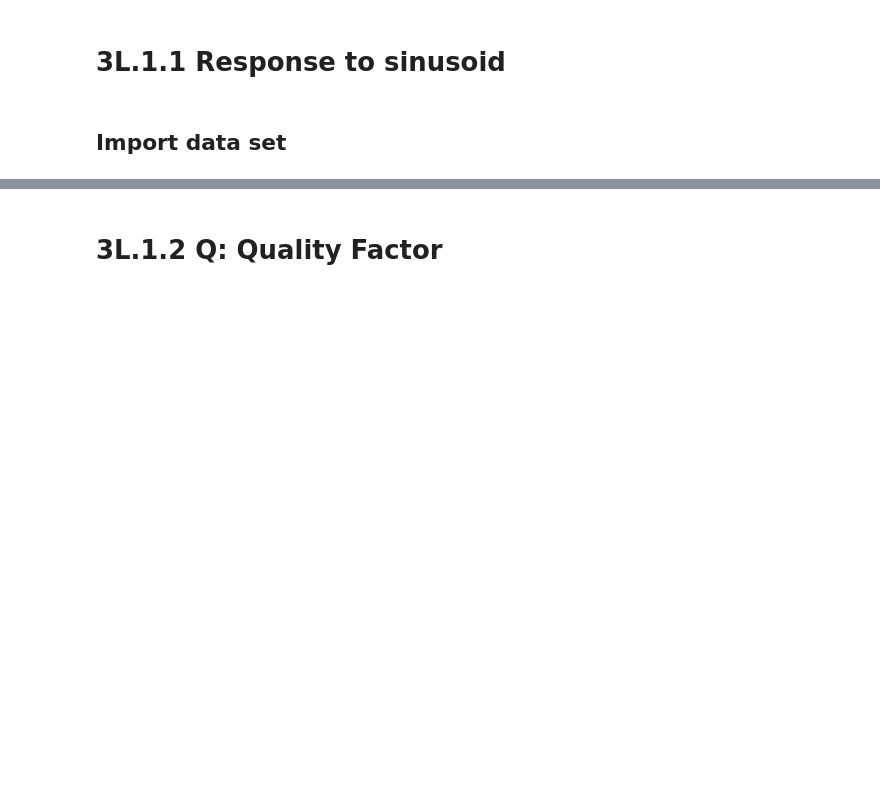
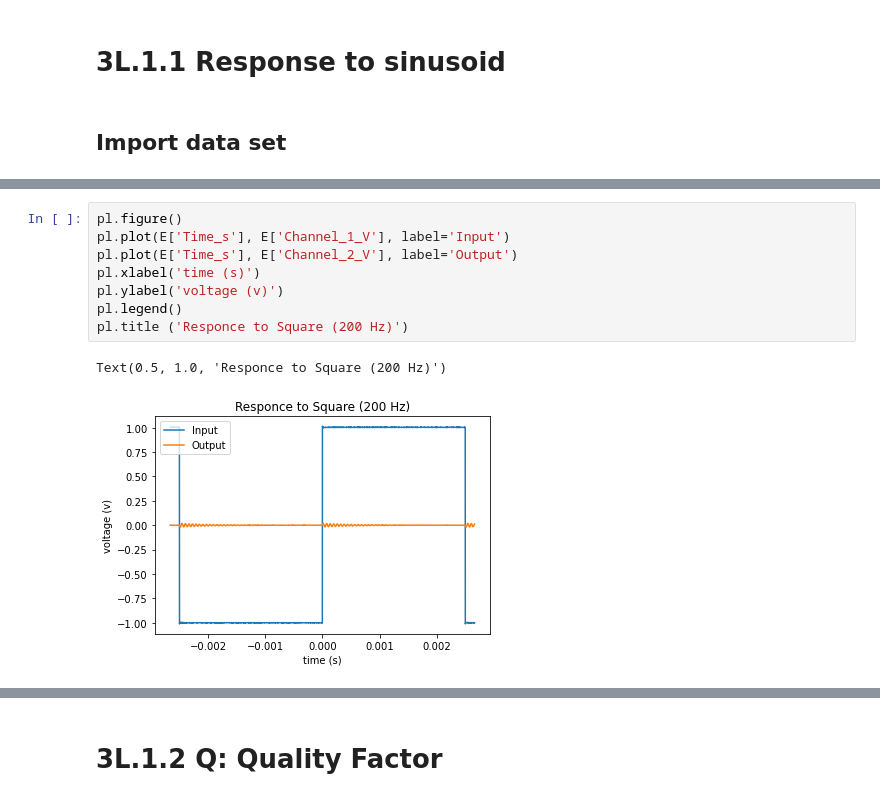
Before and after one commit to dannyjacobs/ses330, a Jupyter notebook: 2020_assignments/jhuffer1_diode/Lab 3 Diode (jhuffer).ipynb, the cells around one changed output, grey strips where cells are left out. Drawn from its saved outputs; the diff is of its cells as text; blank space fills up the shorter version.

```diff
--- a/2020_assignments/jhuffer1_diode/Lab 3 Diode (jhuffer).ipynb
+++ b/2020_assignments/jhuffer1_diode/Lab 3 Diode (jhuffer).ipynb
@@ -17,0 +63,11 @@ import matplotlib.pyplot as pl
+# %%
+pl.figure()
+pl.plot(E['Time_s'], E['Channel_1_V'], label='Input')
+pl.plot(E['Time_s'], E['Channel_2_V'], label='Output')
+pl.xlabel('time (s)')
+pl.ylabel('voltage (v)')
+pl.legend()
+pl.title ('Responce to Square (200 Hz)')
+# %% [output]
+Text(0.5, 1.0, 'Responce to Square (200 Hz)')
+[figure, added]
```
Also changed, not shown: parts of 21 cells of this notebook, 6 other files.
